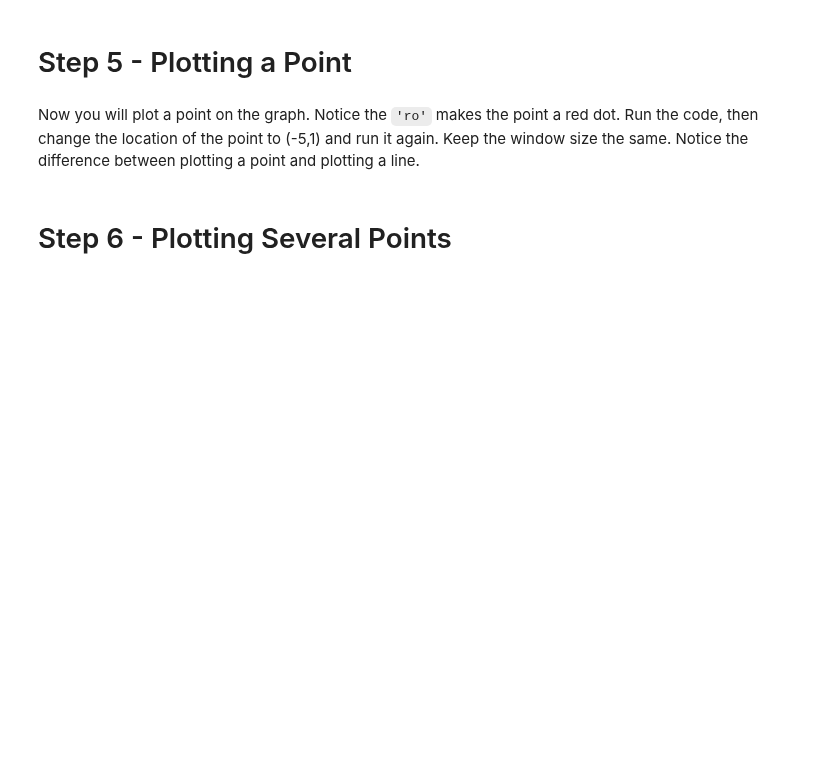
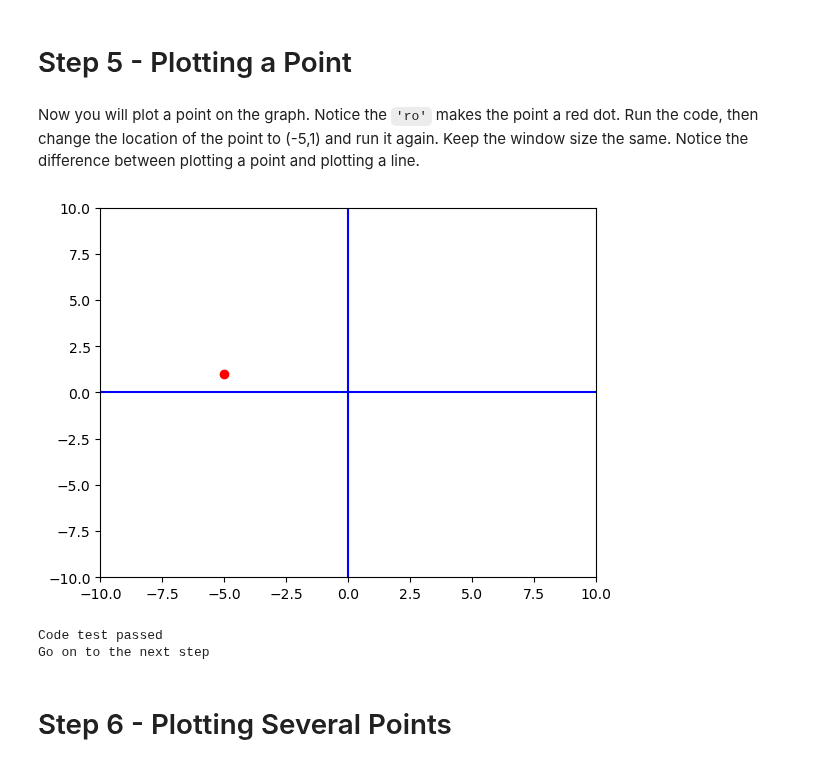
Before and after one commit to barbellfan/CollegeAlgebraJup, a Jupyter notebook: FoundationalMath/Foundational_Math_2_(Learn).ipynb, the cells around one changed output. Cells and saved outputs as stored; diff of their text form; code cells hidden in the pictures; blank space fills up the shorter version.

```diff
--- a/FoundationalMath/Foundational_Math_2_(Learn).ipynb
+++ b/FoundationalMath/Foundational_Math_2_(Learn).ipynb
@@ -111,25 +136,29 @@ Now you will plot a point on the graph. Notice the `'ro'` makes the point a red
 # %%
 import matplotlib.pyplot as plt
 
 xmin = -10
 xmax = 10
 ymin = -10
 ymax = 10
 
 fig, ax = plt.subplots()
 plt.axis([xmin,xmax,ymin,ymax]) # window size
 plt.plot([xmin,xmax],[0,0],'b') # blue x axis
 plt.plot([0,0],[ymin,ymax], 'b') # blue y axis
 
 # Change only the numbers in the following line:
-plt.plot([5],[4], 'ro')
+plt.plot([-5],[1], 'ro')
 
 plt.show()
 
 
 # Only change code above this line
 import math_code_test_b as test
 test.step05(In[-1].split('# Only change code above this line')[0])
+# %% [output]
+[figure, added]
+Code test passed
+Go on to the next step
 # %% [markdown]
 # Step 6 - Plotting Several Points
 # %% [markdown]
```
Also changed, not shown: parts of 7 cells of this notebook, 1 other file.
